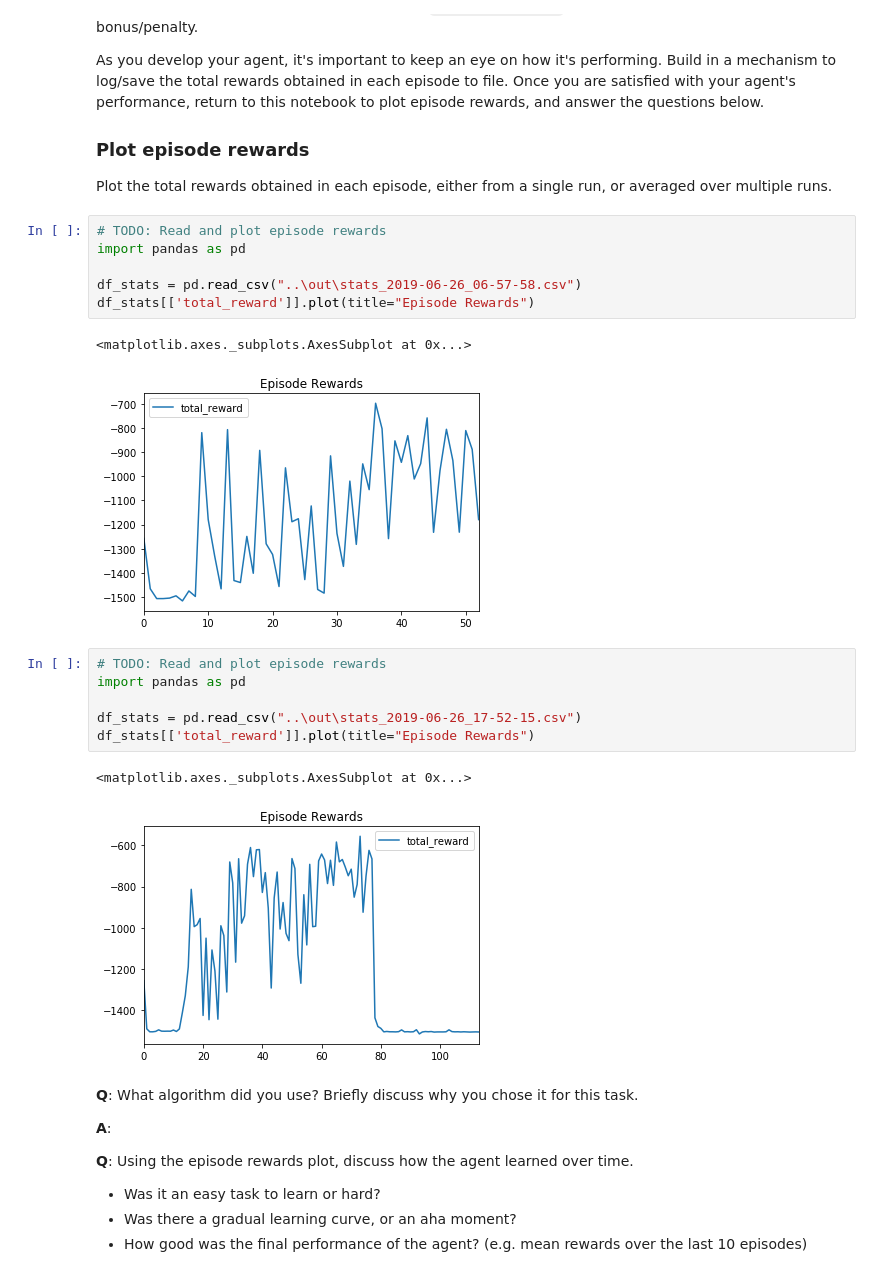
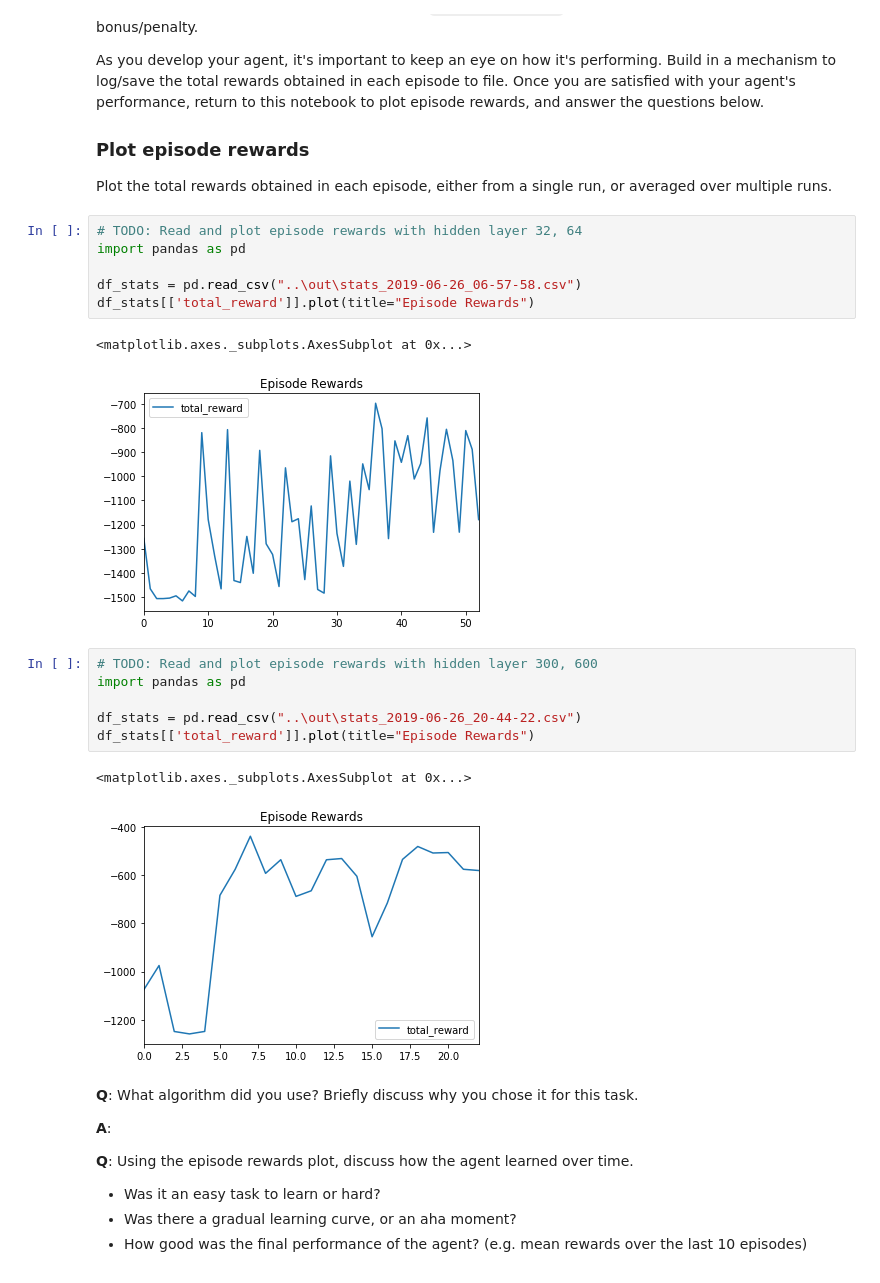
Before and after one commit to stayyule/RL-Quadcopter, a Jupyter notebook: quad_controller_rl/notebooks/RL-Quadcopter.ipynb, the cells around one changed output. Saved outputs shown, nothing was run; the diff lists cells and outputs as text.

```diff
--- a/quad_controller_rl/notebooks/RL-Quadcopter.ipynb
+++ b/quad_controller_rl/notebooks/RL-Quadcopter.ipynb
@@ -142,7 +142,7 @@ As you develop your agent, it's important to keep an eye on how it's performing.
 
 Plot the total rewards obtained in each episode, either from a single run, or averaged over multiple runs.
 # %%
-# TODO: Read and plot episode rewards
+# TODO: Read and plot episode rewards with hidden layer 32, 64
 import pandas as pd
 
 df_stats = pd.read_csv("..\out\stats_2019-06-26_06-57-58.csv")
@@ -151,14 +151,14 @@ df_stats[['total_reward']].plot(title="Episode Rewards")
 <matplotlib.axes._subplots.AxesSubplot at 0x...>
 [figure]
 # %%
-# TODO: Read and plot episode rewards
+# TODO: Read and plot episode rewards with hidden layer 300, 600
 import pandas as pd
 
-df_stats = pd.read_csv("..\out\stats_2019-06-26_17-52-15.csv")
+df_stats = pd.read_csv("..\out\stats_2019-06-26_20-44-22.csv")
 df_stats[['total_reward']].plot(title="Episode Rewards")
 # %% [output]
 <matplotlib.axes._subplots.AxesSubplot at 0x...>
-[figure, old version]
+[figure, new version]
 # %% [markdown]
 **Q**: What algorithm did you use? Briefly discuss why you chose it for this task.
 
```
Also changed, not shown: 1 other file.
